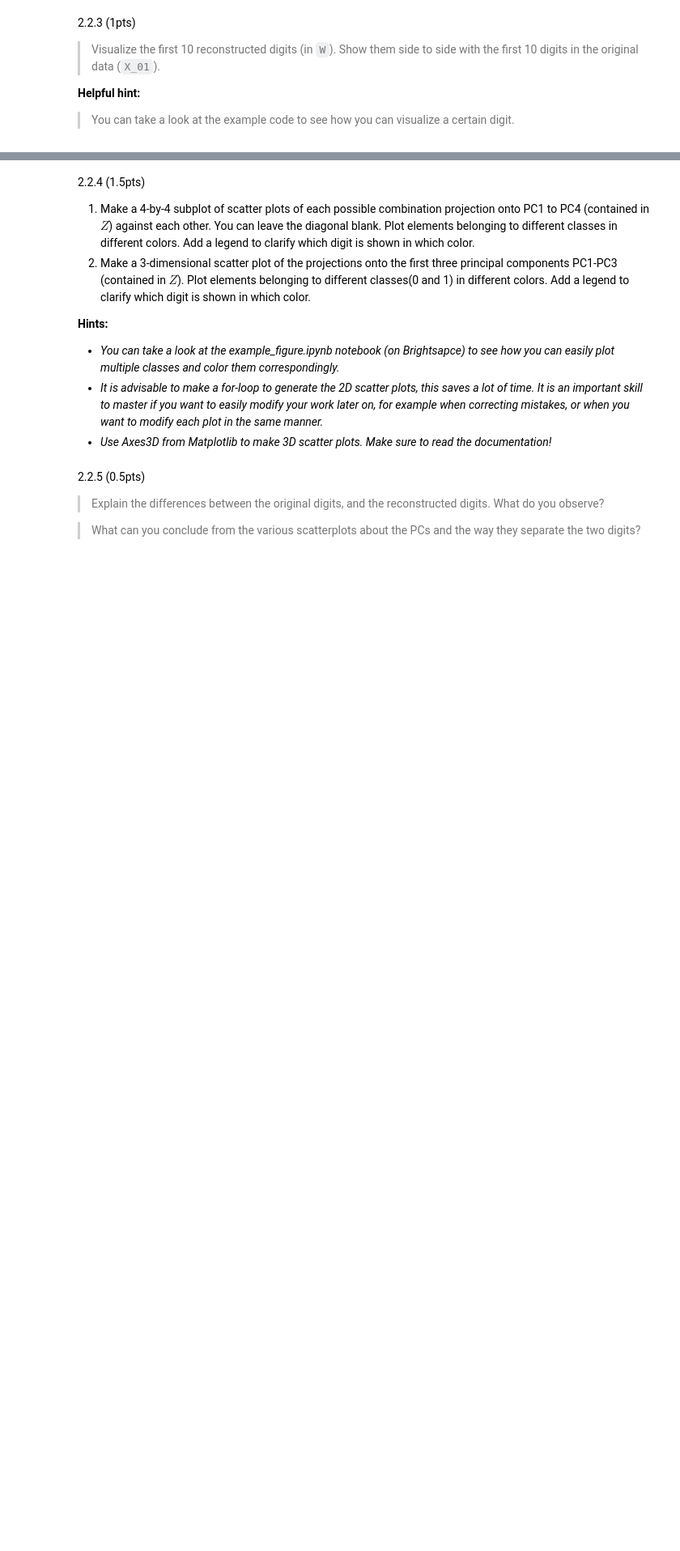
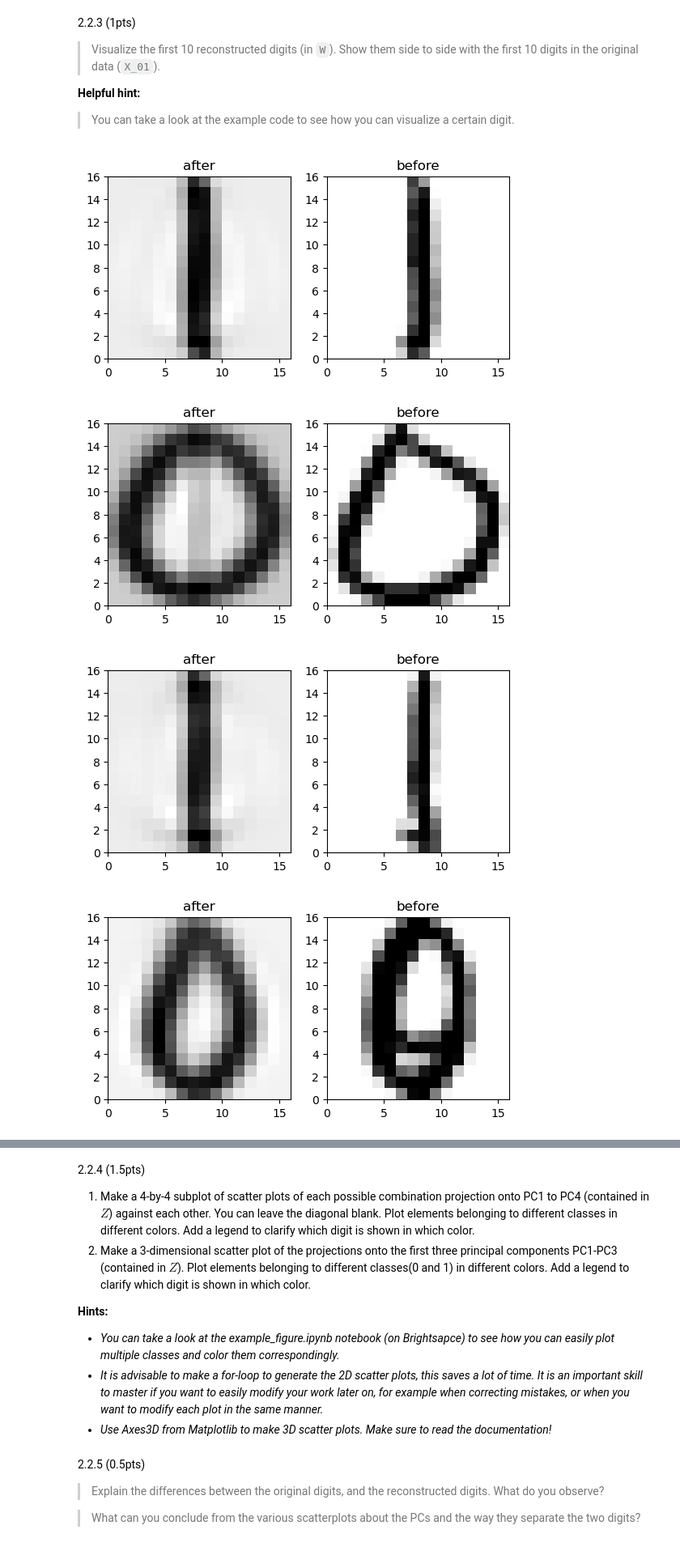
Before and after one commit to DylanElens/obsidian, a Jupyter notebook: datamining/assignment2/assignment_2/assignment_2.ipynb, the cells around one changed output, grey strips where cells are left out. Shown: that part at 81% size. Cells and saved outputs as stored; diff of their text form; code cells hidden in the pictures; blank space fills up the shorter version.

```diff
--- a/datamining/assignment2/assignment_2/assignment_2.ipynb
+++ b/datamining/assignment2/assignment_2/assignment_2.ipynb
@@ -268,0 +285,9 @@ raise NotImplementedError()
+# %%
+mu = X_01.mean(axis=0)
+Y = X_01 - mu
+U, S, Vt = np.linalg.svd(Y)
+V = np.transpose(Vt)
+
+Z = np.dot(Y, V[:, :4])
+
+W = np.dot(Z, V[:, :4].T) + mu
@@ -278,32 +317,29 @@ raise NotImplementedError()
 # %%
 import matplotlib.pyplot as plt
 import matplotlib.cm as cm
 from scipy.io import loadmat
 from numpy import reshape
 
-# Index of the digit to display
-i = 0
-
 # Load Matlab data file to python dict structure
-mat_data = loadmat('../data/zipdata.mat')
+mat_data = loadmat('data/zipdata.mat')
 
 # Extract variables of interest
-testdata = mat_data['testdata']
-X_test = testdata[:,1:]
-y_test = testdata[:,0]
+X_test = W
+y_test = y_01
 
-# Visualize the i'th digit as an image
-plt.subplot(1,1,1);
-I = reshape(X_test[i,:],(16,16))
-plt.imshow(I, extent=(0,16,0,16), cmap=cm.gray_r);
-plt.title('Digit as an image');
-plt.show()
-
-#------------------------------------------------
-
-
-#Answer to question 2.2.3
-#You can remove the example code for visualization if you want.
-
-# YOUR CODE HERE
-raise NotImplementedError()
+# I = reshape(X_test[i,:],(16,16))
+for i in range(10):
+    f, (ax_before, ax_after) = plt.subplots(1,2)
+    I = reshape(X_test[i,:],(16,16))
+    idx = reshape(X_01[i,:],(16,16))
+    ax_after.set_title('before');
+    ax_after.set_title('before');
+    ax_before.set_title('after');
+    ax_before.imshow(I, extent=(0,16,0,16), cmap=cm.gray_r);
+    ax_after.imshow(idx, extent=(0,16,0,16), cmap=cm.gray_r);
+    plt.show()
+# %% [output]
+[figure, added]
+[figure, added]
+[figure, added]
+[figure, added]
```
Also changed, not shown: parts of 11 cells of this notebook, 9 other files.
